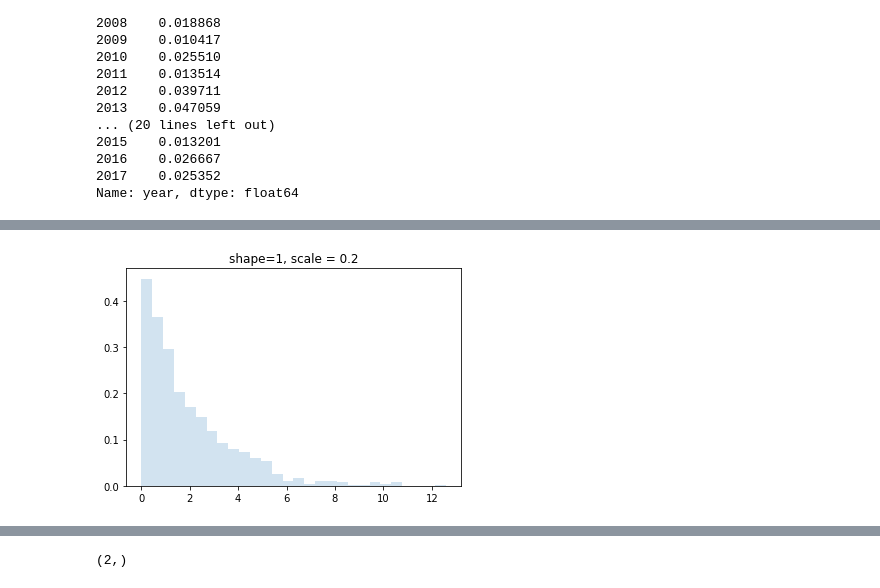
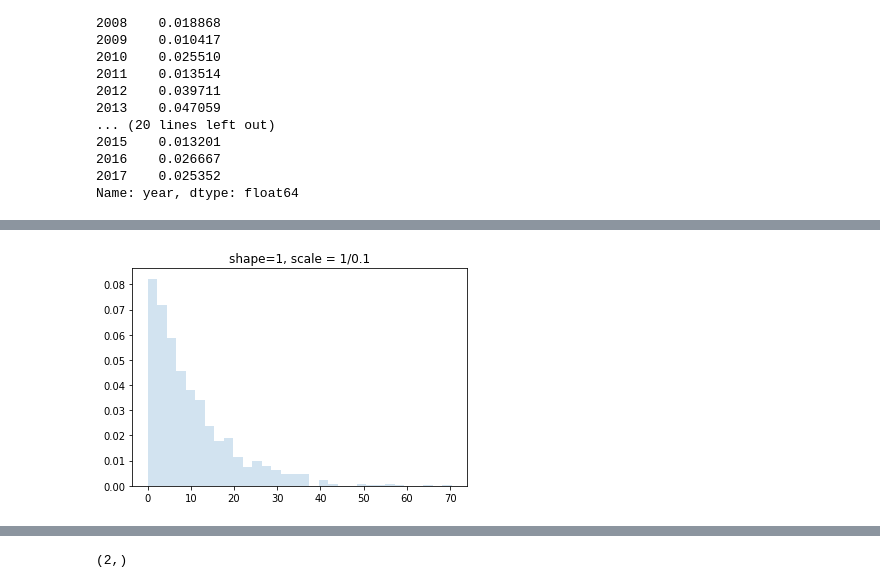
Before and after one commit to fanoja/Ecoli-R0, a Jupyter notebook: Model 1.ipynb, the cells around one changed output, grey strips where cells are left out. Saved outputs shown, nothing was run; the diff lists cells and outputs as text; code cells hidden in the pictures.

```diff
--- a/Model 1.ipynb
+++ b/Model 1.ipynb
@@ -950,12 +961,12 @@ def BSI_max(y):
 
     return max_bsi
 # %%
-r = scipy.stats.gamma.rvs(1,0,2, size=1000)
+r = scipy.stats.gamma.rvs(1,0,1/0.1, size=1000)
 plt.hist(r, density=True, bins='auto', histtype='stepfilled', alpha=0.2)
-plt.title("shape=1, scale = 0.2")
+plt.title("shape=1, scale = 1/0.1") # shape = 1, scale = 0.2
 plt.show()
 # %% [output]
-[figure, old version]
+[figure, new version]
 # %%
 # A simple SIR with elfi
 
```
Also changed, not shown: parts of 12 cells of this notebook, 3 other files.
